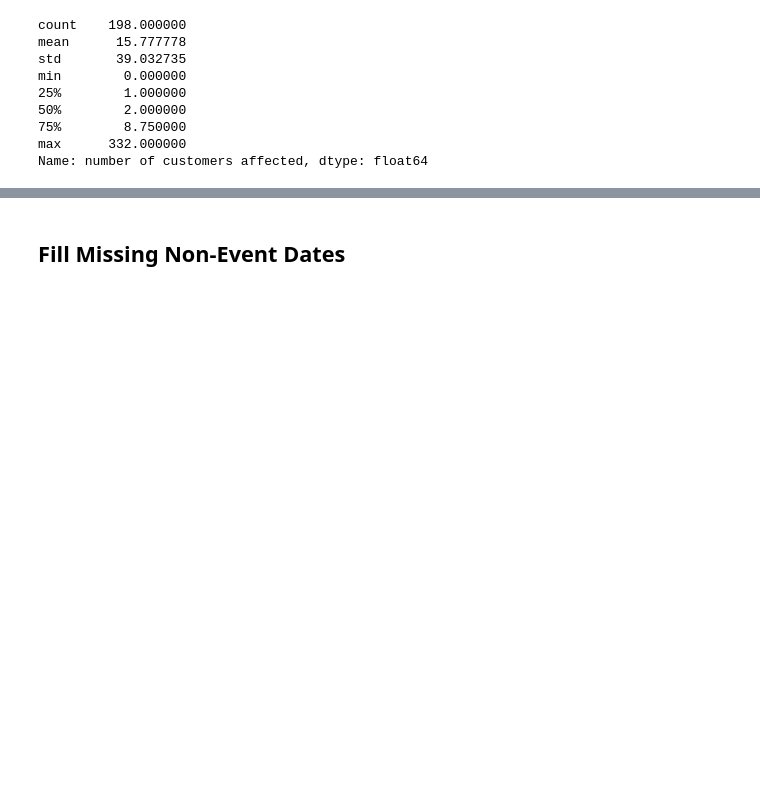
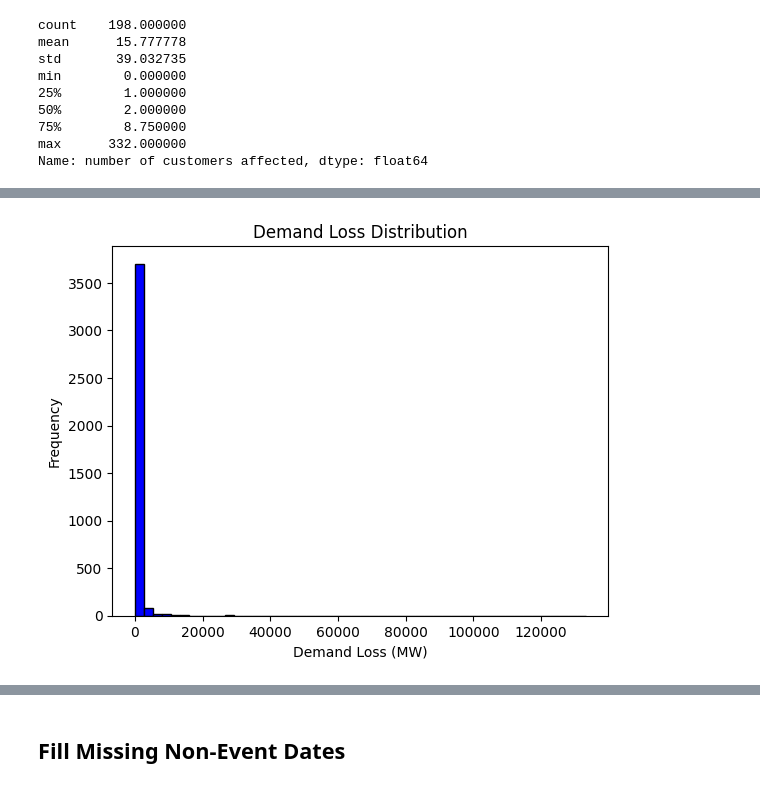
Before and after one commit to gregorywmorris/Maven-Power-Outage-Challenge, a Jupyter notebook: notebooks/notebook.ipynb, the cells around one changed output, grey strips where cells are left out. Drawn from its saved outputs; the diff is of its cells as text; code cells hidden in the pictures; blank space fills up the shorter version.

Commit message:
data clenaing complete

```diff
--- a/notebooks/notebook.ipynb
+++ b/notebooks/notebook.ipynb
@@ -273,0 +505,15 @@ df_3_5['demand loss (mw)'] = df_3_5['demand loss (mw)'].round(2)
+# %%
+df_knn = pd.read_excel('../data/processed/DOE_knn.xlsx')
+df_knn = df_knn.rename(str.lower, axis='columns')
+# %%
+import matplotlib.pyplot as plt
+
+demand_loss_distribution = df_knn['demand loss (mw)'].value_counts()
+
+plt.hist(df_knn['demand loss (mw)'], bins=50, color='blue', edgecolor='black')
+plt.title('Demand Loss Distribution')
+plt.xlabel('Demand Loss (MW)')
+plt.ylabel('Frequency')
+plt.show()
+# %% [output]
+[figure, added]
```
Also changed, not shown: parts of 34 cells of this notebook, 4 other files.
